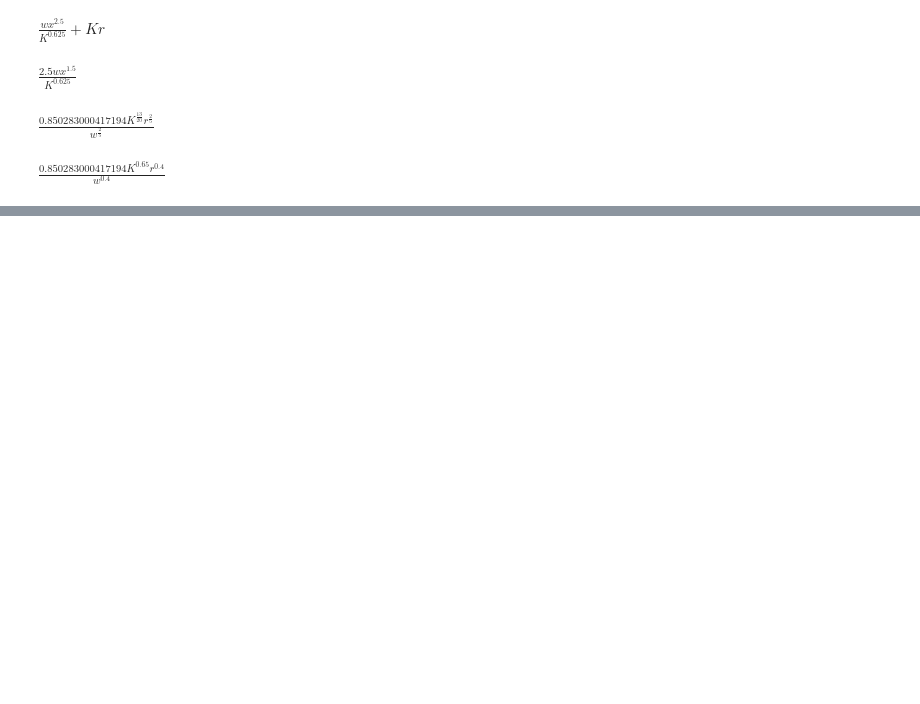
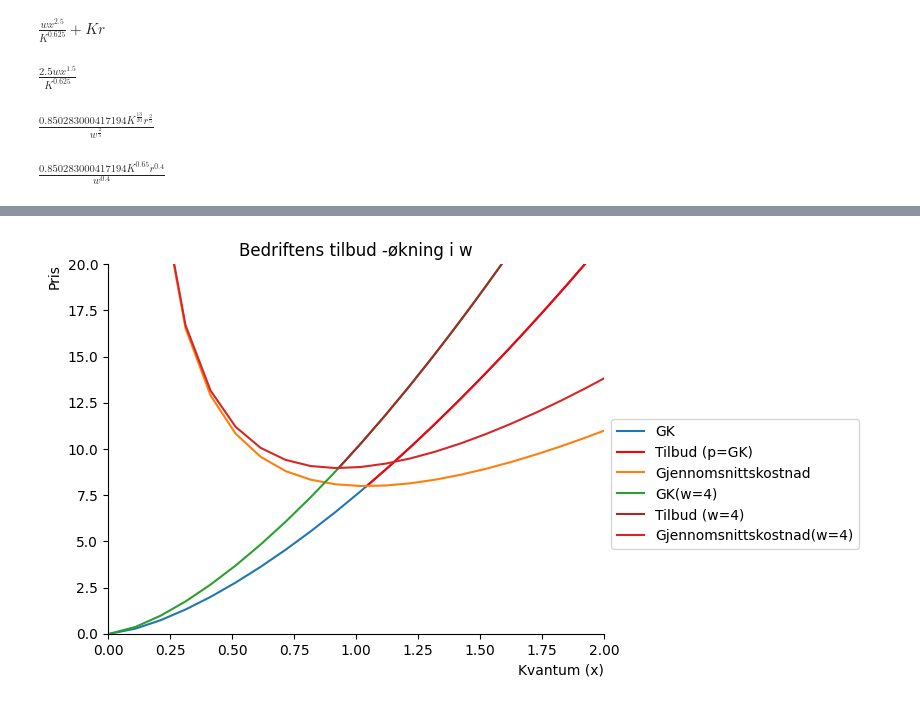
Before and after one commit to DanielFabioG/SOK-1003-og-SOK-1006, a Jupyter notebook: sok-1006/Arbeidskrav/Arbeidskrav7.ipynb, the cells around one changed output, grey strips where cells are left out. Drawn from its saved outputs; the diff is of its cells as text; code cells hidden in the pictures; blank space fills up the shorter version.

```diff
--- a/sok-1006/Arbeidskrav/Arbeidskrav7.ipynb
+++ b/sok-1006/Arbeidskrav/Arbeidskrav7.ipynb
@@ -415,0 +285,13 @@ e) Lederen tenker at han vil klare å maksimere bedriftens overskudd i det lange
+# %%
+x_k= np.linspace(float(break_even_fn(4,5,1)),10,100)
+
+fig, ax = create_basis()
+# nytt utgangspunkt K=1, w=3, r=5
+ax.plot(x_num, GK_fn_2(x_num,4,5,1), label = 'GK(w=4)')
+ax.plot(x_k, GK_fn_2(x_k,4,6,1), color='brown', label = 'Tilbud (w=4)')
+ax.plot(x_num, AC_2(x_num,4,5,1), label = 'Gjennomsnittskostnad(w=4)')
+
+ax.set_title('Bedriftens tilbud -økning i w')
+ax.legend(bbox_to_anchor=(1, 0.6));
+# %% [output]
+[figure, added]
```
Also changed, not shown: parts of 22 cells of this notebook.
